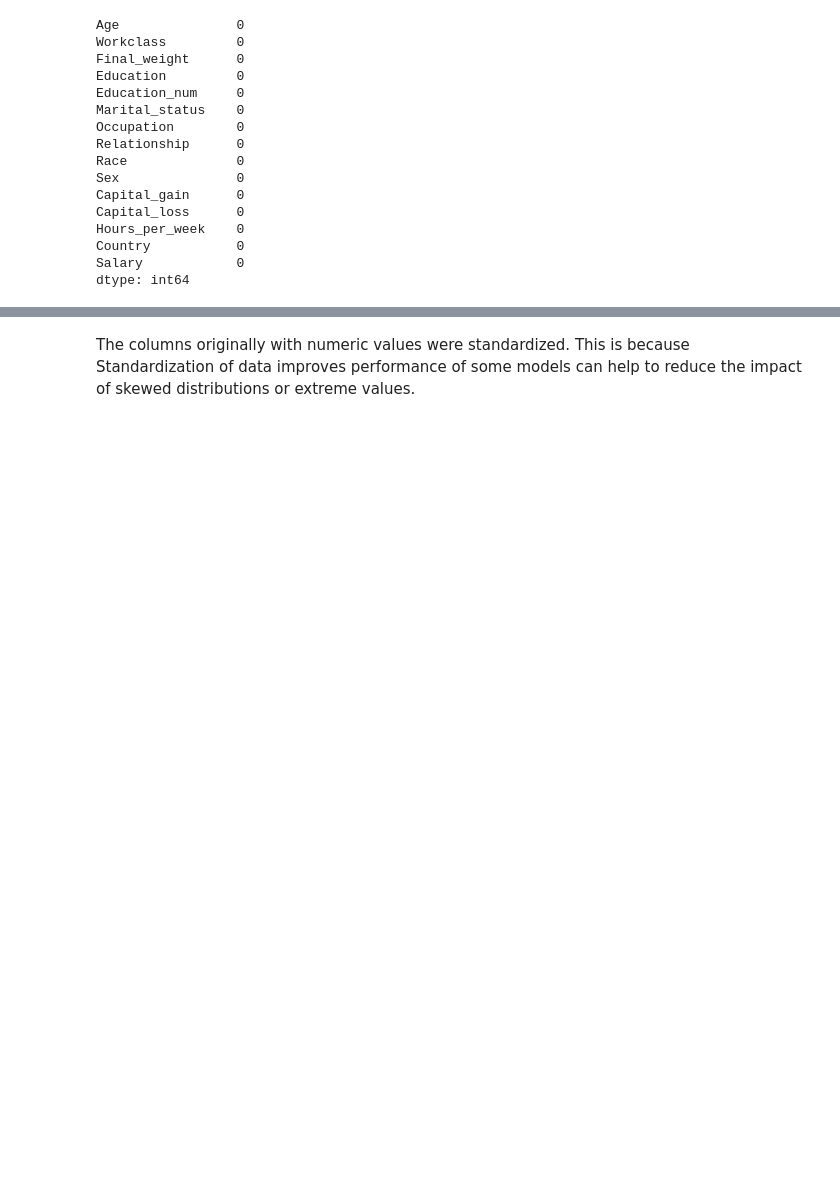
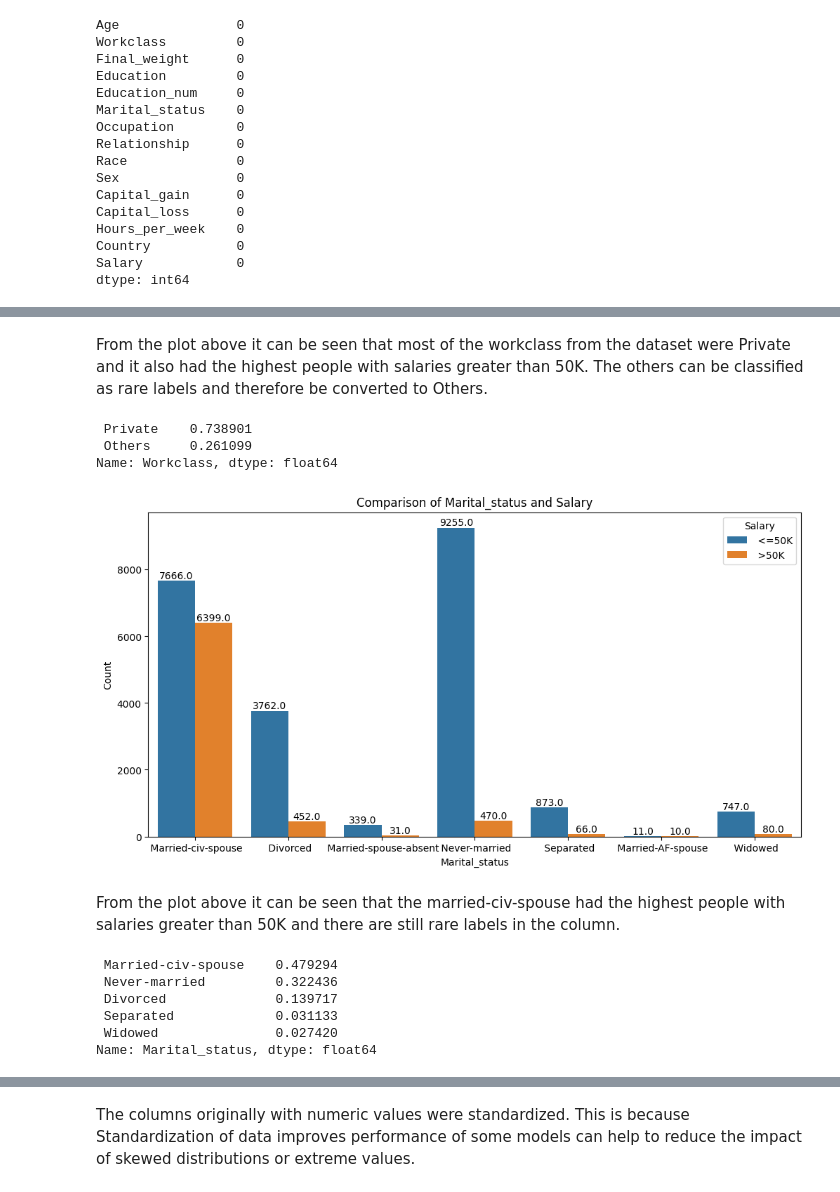
Before and after one commit to Valerie-Osawe/Stutern, a Jupyter notebook: Assignment_7.ipynb, the cells around one changed output, grey strips where cells are left out. Drawn from its saved outputs; the diff is of its cells as text; code cells hidden in the pictures; blank space fills up the shorter version.

```diff
--- a/Assignment_7.ipynb
+++ b/Assignment_7.ipynb
@@ -131,0 +209,33 @@ salary.dropna(inplace=True)
+# %% [markdown]
+From the plot above it can be seen that most of the workclass from the dataset were Private and it also had the highest people with salaries greater than 50K. The others can be classified as rare labels and therefore be converted to Others.
+# %%
+private = salary[salary['Workclass'] == ' Private']['Workclass'].unique()
+# Replace rare labels with 'others'
+salary.loc[~salary['Workclass'].isin(private), 'Workclass'] = ' Others'
+
+# check the variables in the country column
+salary.Workclass.value_counts(normalize = True)
+# %% [output]
+ Private    0.738901
+ Others     0.261099
+Name: Workclass, dtype: float64
+# %%
+plot_stacked_bar(salary, 'Marital_status', 'Salary', figsize = (12,6))
+# %% [output]
+[figure, added]
+# %% [markdown]
+From the plot above it can be seen that the married-civ-spouse had the highest people with salaries greater than 50K and there are still rare labels in the column.
+# %%
+new_var =  [' Married-spouse-absent', ' Married-AF-spouse']
+
+salary.loc[salary['Marital_status'].isin(new_var), 'Marital_status'] = ' Married-civ-spouse'
+
+# check the variables in the country column
+salary.Marital_status.value_counts(normalize = True)
+# %% [output]
+ Married-civ-spouse    0.479294
+ Never-married         0.322436
+ Divorced              0.139717
+ Separated             0.031133
+ Widowed               0.027420
+Name: Marital_status, dtype: float64
```
Also changed, not shown: parts of 48 cells of this notebook.
